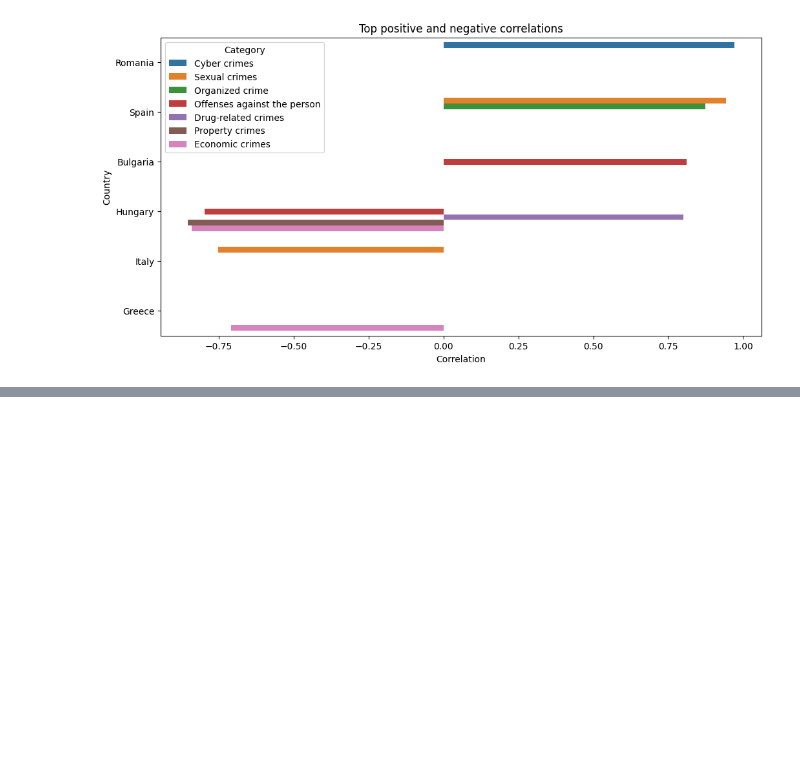
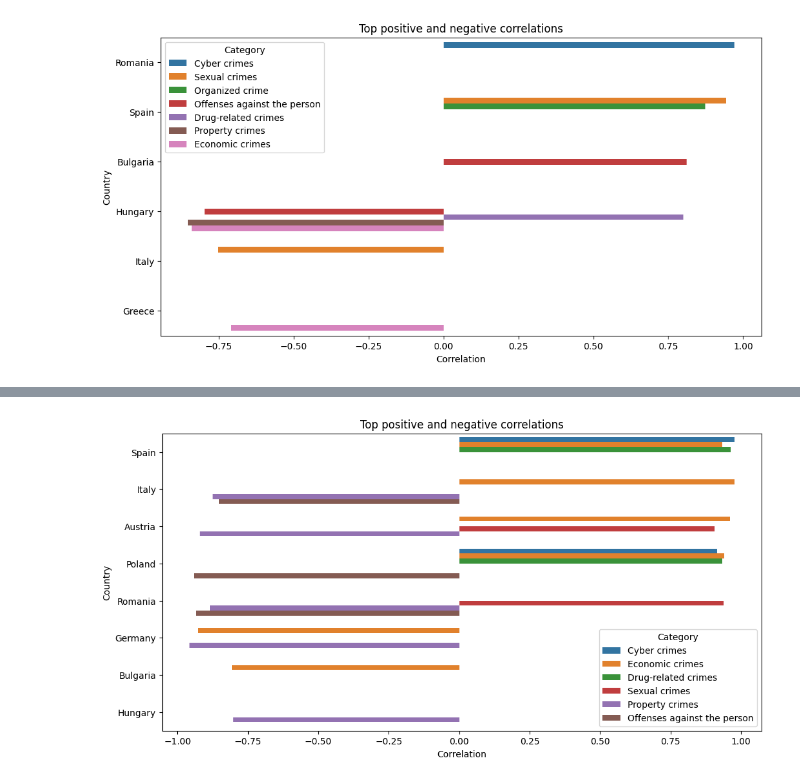
Before and after one commit to natix-x/Data-mining-in-Migration-Analysis, a Jupyter notebook: data_analysis/crimes_analysis.ipynb, the cells around one changed output, grey strips where cells are left out. Cells and saved outputs as stored; diff of their text form; code cells hidden in the pictures; blank space fills up the shorter version.

```diff
--- a/data_analysis/crimes_analysis.ipynb
+++ b/data_analysis/crimes_analysis.ipynb
@@ -153,11 +230,6 @@ W ogólności we wszystkich krajach rozkład wygląda podobnie.
 # %% [markdown]
 Zdecydowano się wybrać niektóre kategorie i je przeksplorować.
 # %%
-import plotly.graph_objects as go
-from plotly.subplots import make_subplots
-
-
-
 selected_cat = [
     'Theft', 'Theft of a motorized vehicle or parts thereof',
     'Unlawful acts involving controlled drugs or precursors',
@@ -201,7 +273,7 @@ for cat in selected_cat:
                 y=country_df['Crimes num'],
                 mode='lines+markers',
                 name=country,
-                showlegend=False  # legendę pokażemy tylko raz (po lewej)
+                showlegend=True
             ),
             row=1, col=2
         )
@@ -553,0 +808,5 @@ plot_time_series_plotly(merged, 'Spain', 'Sexual crimes')
+# %%
+migr = pd.read_csv('../processed_data/population_by_citizenship_combined_data.csv')
+
+
+merged = pd.merge(crimes_df, migr, on=['geo', 'year'])
@@ -553,0 +822,11 @@ plot_time_series_plotly(merged, 'Spain', 'Sexual crimes')
+# %%
+sum_df = merged.groupby(['geo', 'year', 'foreigners_pop_share']).agg({
+    'Crimes num': 'sum'
+}).reset_index()
+
+
+sum_df.head()
+
+corr =  sum_df[['foreigners_pop_share', 'Crimes num']].corr()
+
+print(corr)
@@ -553,0 +925,4 @@ plot_time_series_plotly(merged, 'Spain', 'Sexual crimes')
+# %%
+plot_top_correlations(df_categories, n=10)
+# %% [output]
+[figure, added]
```
Also changed, not shown: parts of 38 cells of this notebook, 1 other file.
